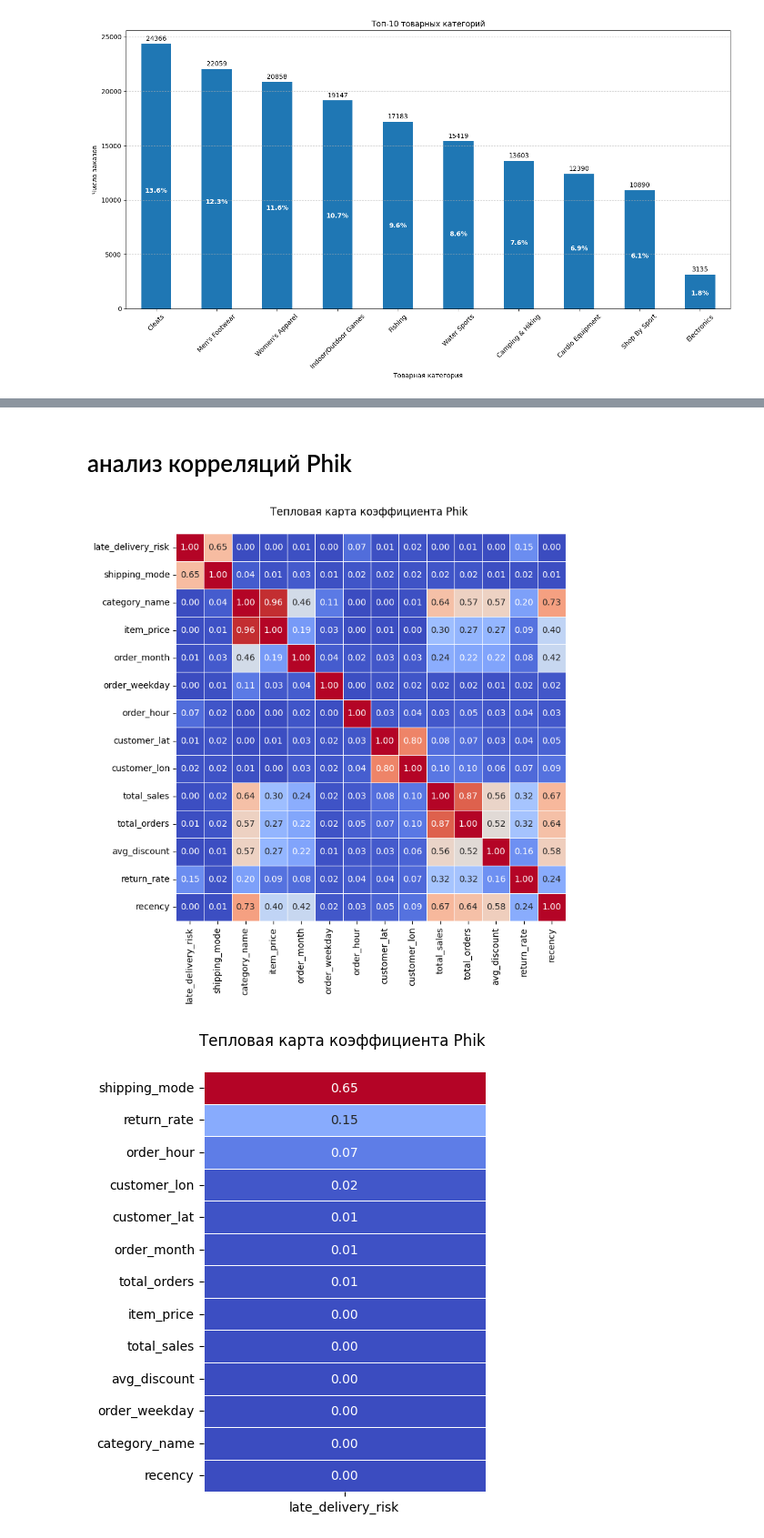
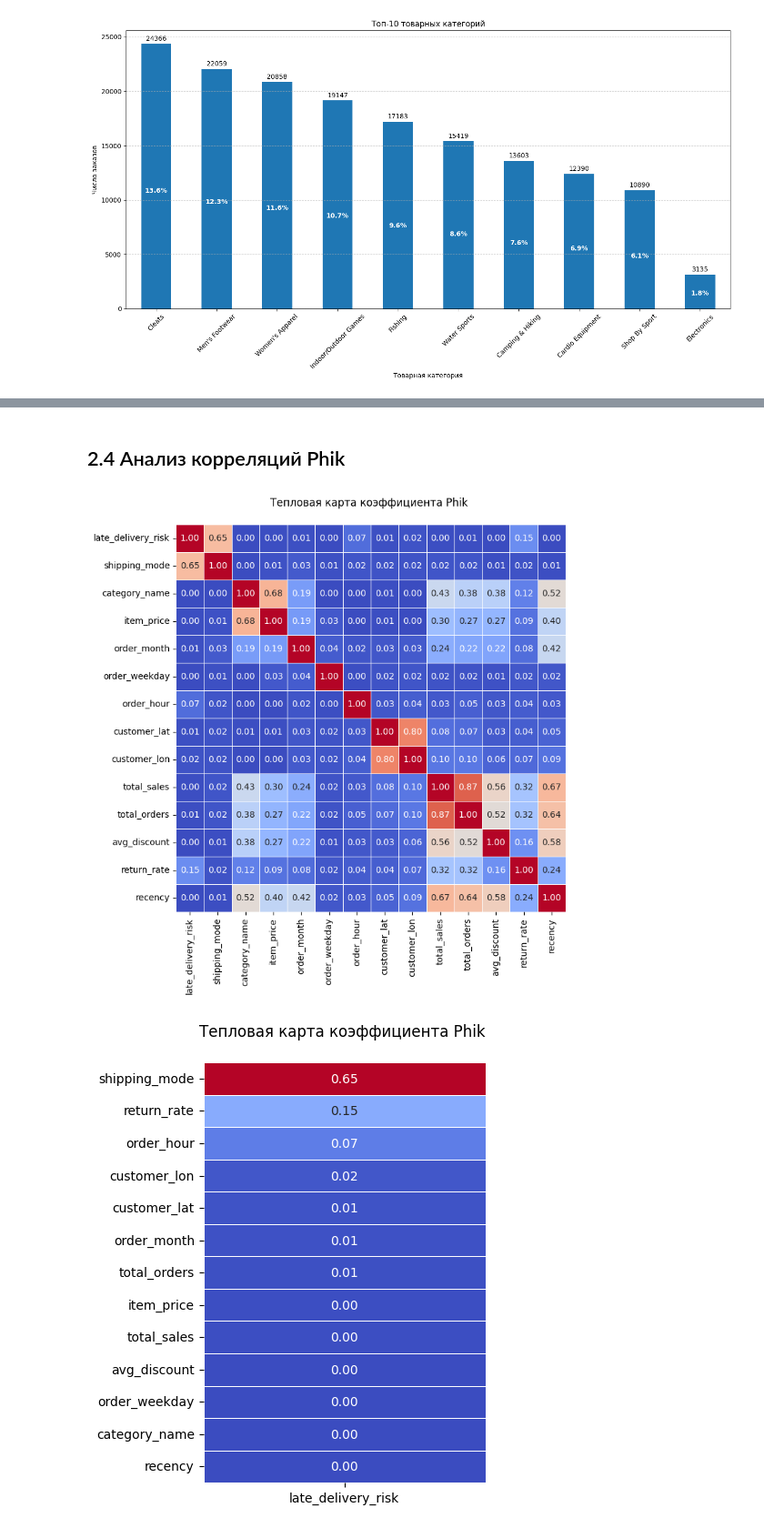
Before and after one commit to TemaQDX/sprint_18_project_carga_pronto, a Jupyter notebook: sprint_18_project_carga_pronto_Artem_Burov.ipynb, the cells around one changed output, grey strips where cells are left out. Shown at 91% size. Drawn from its saved outputs; the diff is of its cells as text; code cells hidden in the pictures.

```diff
--- a/sprint_18_project_carga_pronto_Artem_Burov.ipynb
+++ b/sprint_18_project_carga_pronto_Artem_Burov.ipynb
@@ -573,6 +617,13 @@ plot_bar_chart(data=df_orders['late_delivery_risk'], xlabel='Доставка:
 ---
 # %% [markdown]
 # 2.2 Географичекий аудит и удаление аномалий
+# %%
+# Разделим признаки по категориям
+target = 'late_delivery_risk'
+geo_features = ['customer_lat', 'customer_lon']
+categorical_features = ['shipping_mode', 'category_name']
+ordinal_features = ['order_month', 'order_weekday', 'order_hour']
+numerical_features = ['item_price', 'total_sales', 'total_orders', 'avg_discount', 'return_rate', 'recency']
 # %%
 # Создаём фигуру и оси с проекцией PlateCarree (равнопрямоугольная)
 fig = plt.figure(figsize=(14, 8))
@@ -768,8 +821,3 @@ Data columns (total 14 columns):
  13  recency             179061 non-null  int16
 dtypes: float32(6), int16(1), int8(5), str(2)
 memory usage: 8.0 MB
-# %%
-# Разделим признаки по категориям
-target = 'late_delivery_risk'
-categorical_features = df_cargo.select_dtypes(include='str').columns.to_list()
-numerical_features = [col for col in df_cargo.columns if col not in [target] + categorical_features]
@@ -790,0 +856,13 @@ df_cargo['category_name'].nunique()
+# %%
+# Объединим редкие категории
+# Порог для отнесения категории к «редкой»: оставляем топ-N категорий, остальные объединяем в 'Other'
+TOP_N = 9 # Более 85% заказов приходится на топ-9
+
+# Получаем топ-N самых частых категорий
+top_categories = df_cargo['category_name'].value_counts().head(TOP_N).index
+
+# Если категория в топ-N — оставляем как есть, иначе — 'Other'
+df_cargo['category_name'] = df_cargo['category_name'].apply(lambda x: x if x in top_categories else 'Other')
+
+# Проверка распределения категориальных признаков после преобразования
+plot_bar_chart(df_cargo['category_name'], xlabel='Товарная категория', ylabel='Число заказов', title=f'Распределение товарных категорий после преобразования', figsize=(14,8), x_tick_rotation=45, top_n=10)
@@ -807,7 +1019,7 @@ boxplot_chart(df=df_cargo, feature_list=numerical_features, diagram_name='Диа
 # %% [markdown]
-# анализ корреляций Phik
+## 2.4 Анализ корреляций Phik
 # %%
-phik_coolwarm_matrix(df=df_cargo, target_var=target, interval_cols=numerical_features + [target], figsize=(8,8))
+phik_coolwarm_matrix(df=df_cargo, target_var=target, interval_cols=geo_features + numerical_features + ordinal_features + [target], figsize=(8,8))
 # %% [output]
-[figure, old version]
+[figure, new version]
 # %%
```
Also changed, not shown: parts of 23 cells of this notebook.
